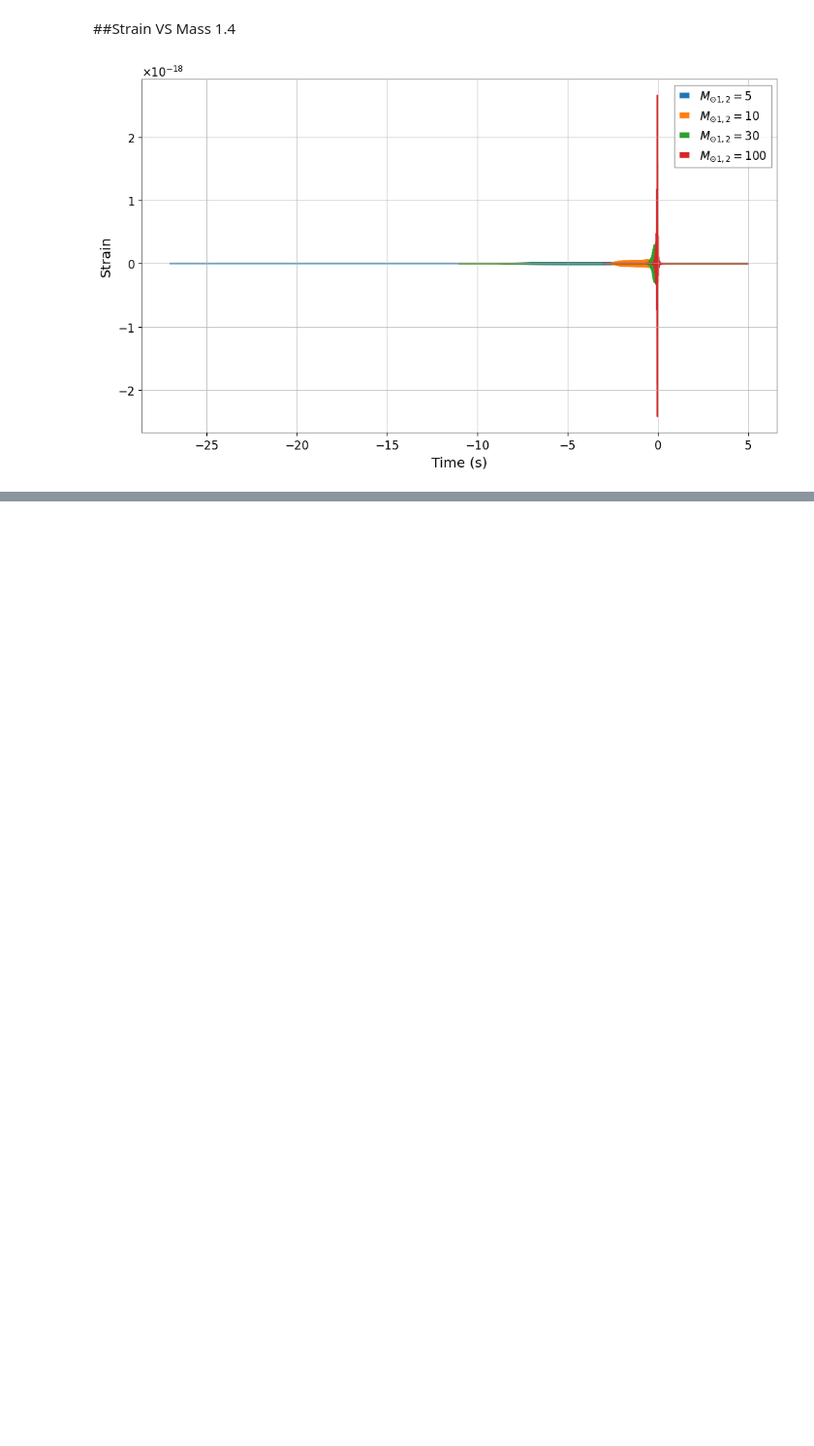
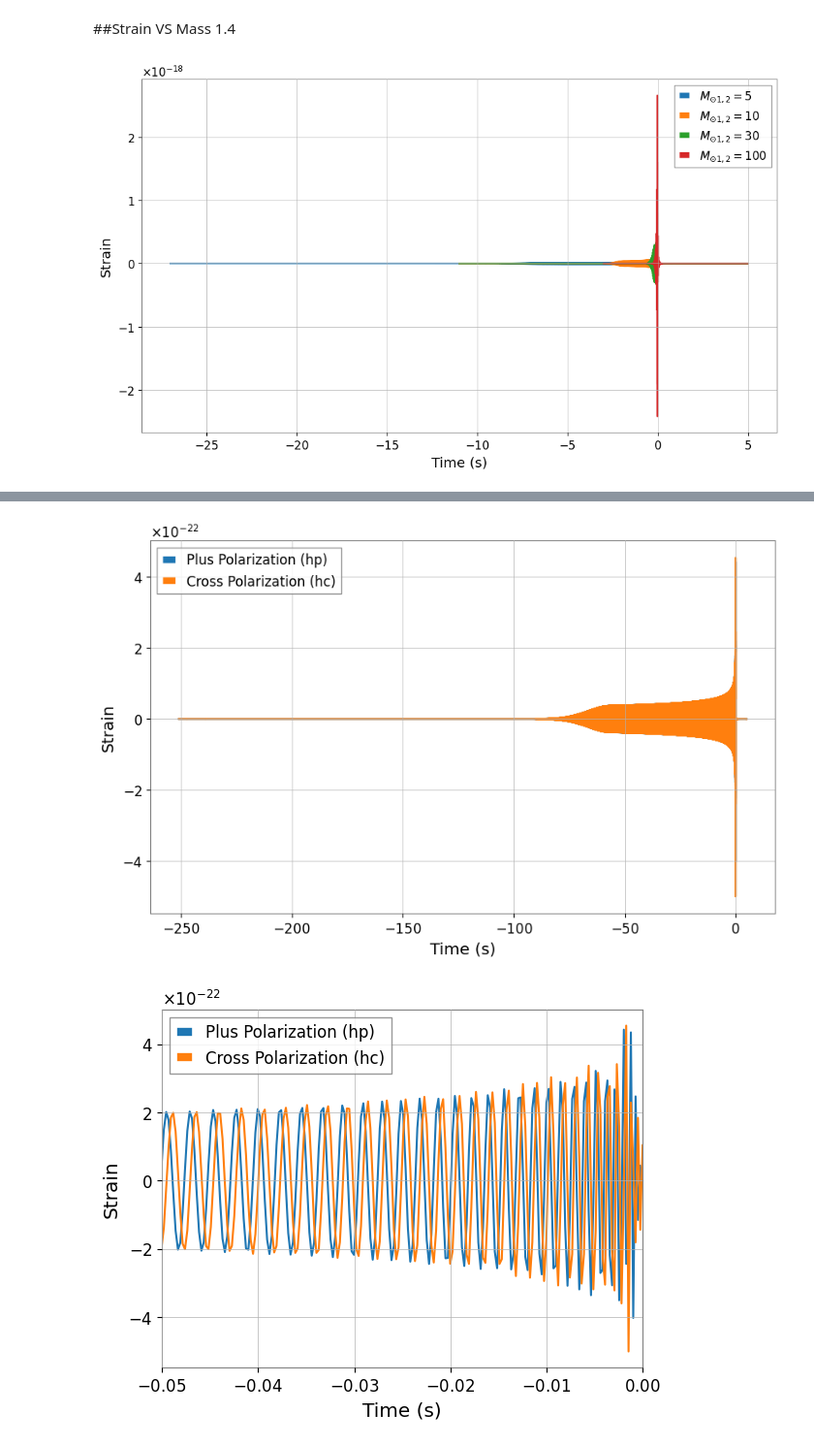
Before and after one commit to MrBenjaminHolmes/Gravitational-Waves, a Jupyter notebook: GWpy.ipynb, the cells around one changed output, grey strips where cells are left out. Shown at 97% size. Drawn from its saved outputs; the diff is of its cells as text; code cells hidden in the pictures; blank space fills up the shorter version.

```diff
--- a/GWpy.ipynb
+++ b/GWpy.ipynb
@@ -135,0 +145,28 @@ plt.show()
+# %%
+plt.figure(figsize=(10, 6))
+hp,hc = get_td_waveform(approximant="IMRPhenomD",
+                         mass1=1.46,
+                         mass2=1.27,
+                         delta_t=1.0/4096,
+                         f_lower=30,
+                        distance = 40
+                        )
+plt.plot(hp.sample_times, hp, label='Plus Polarization (hp)')
+plt.plot(hc.sample_times, hc, label='Cross Polarization (hc)')
+plt.legend()
+plt.grid(True)
+plt.xlabel('Time (s)')
+plt.ylabel('Strain')
+plt.show()
+
+plt.plot(hp.sample_times, hp, label='Plus Polarization (hp)')
+plt.plot(hc.sample_times, hc, label='Cross Polarization (hc)')
+plt.legend()
+plt.grid(True)
+plt.xlim(-0.05,0)
+plt.xlabel('Time (s)')
+plt.ylabel('Strain')
+plt.show()
+# %% [output]
+[figure, added]
+[figure, added]
```
Also changed, not shown: parts of 2 cells of this notebook.
